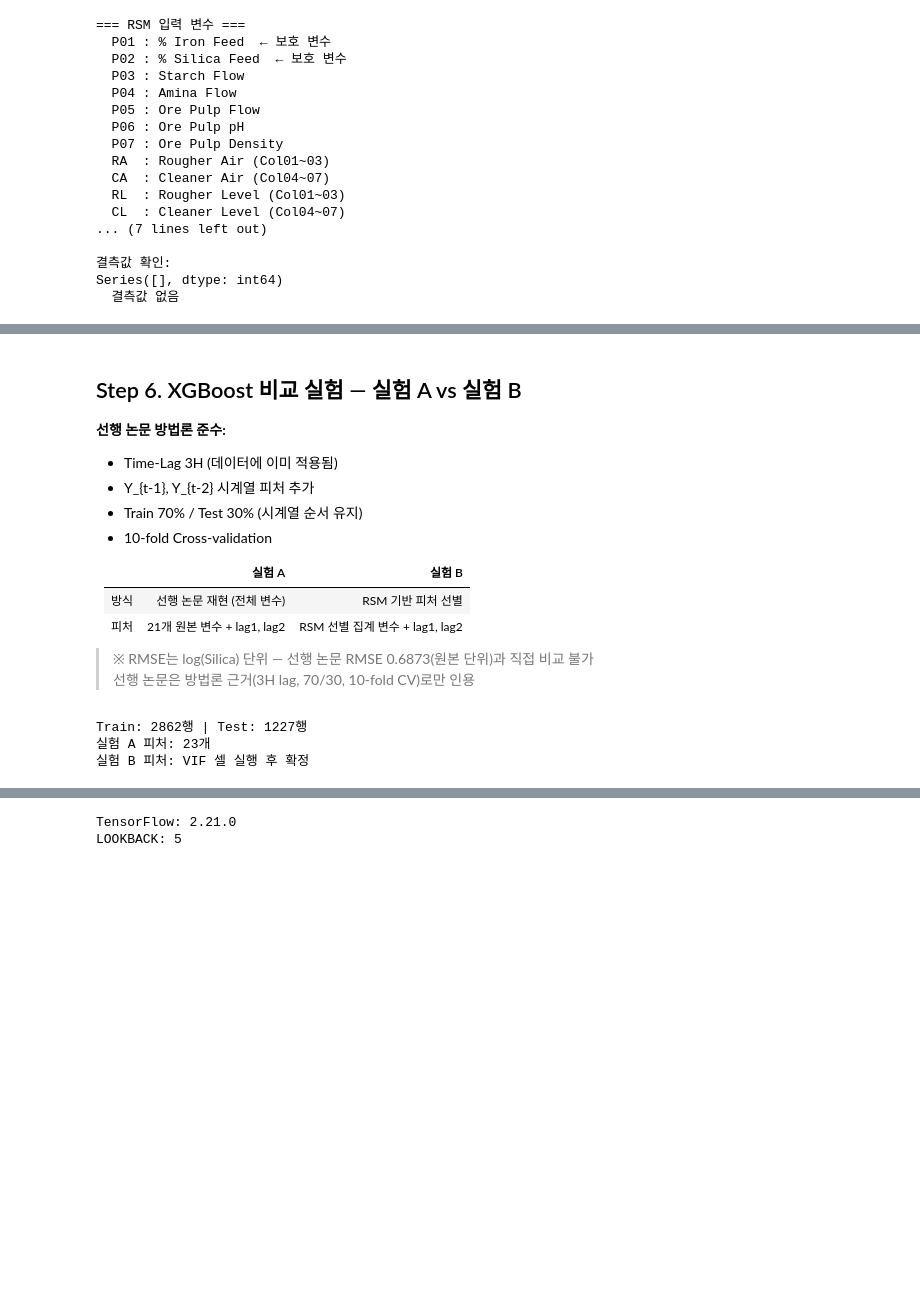
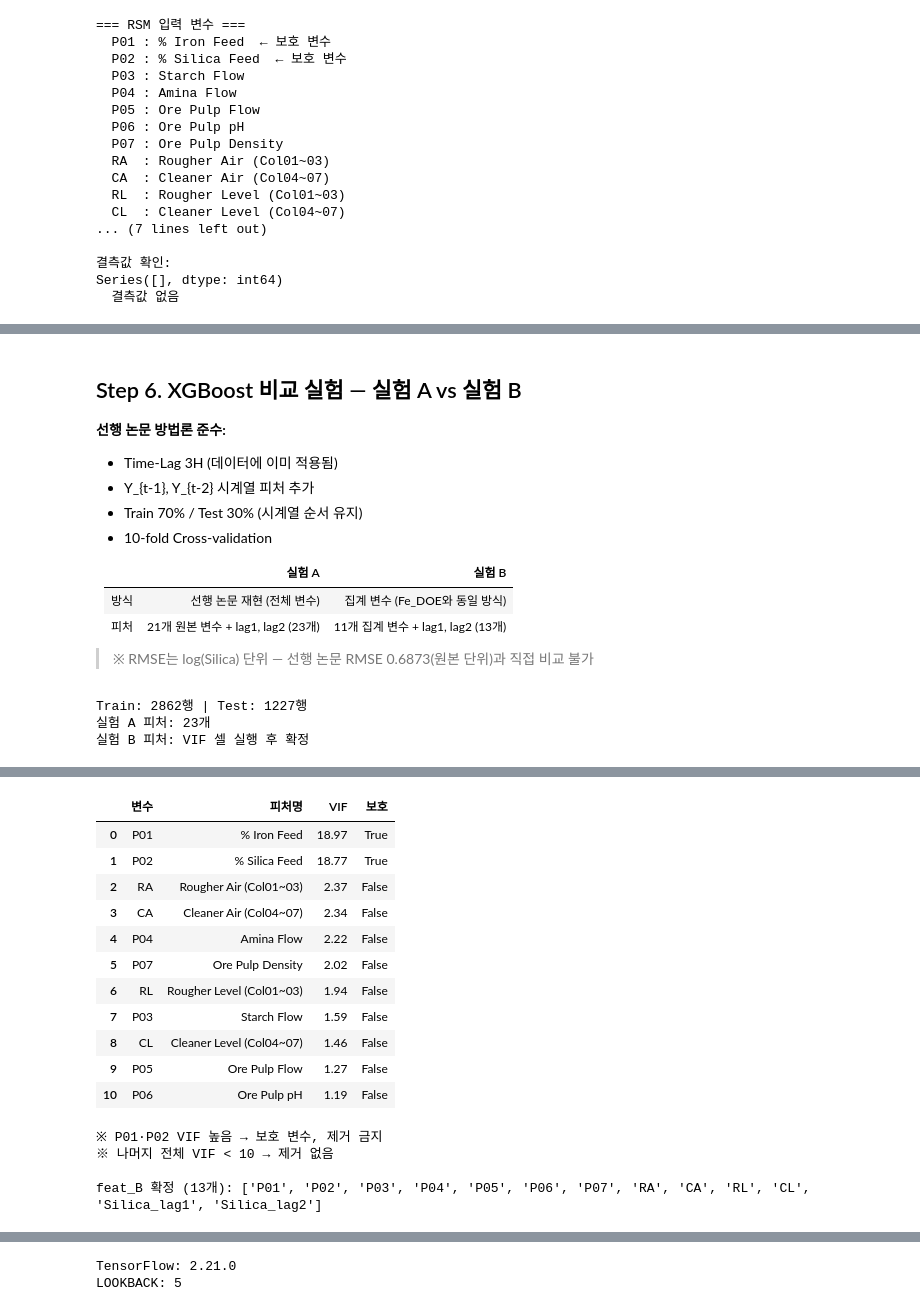
Before and after one commit to HyREX-Comic-Sans/CAPSTONE_Project, a Jupyter notebook: Silica_DOE.ipynb, the cells around one changed output, grey strips where cells are left out. Saved outputs shown, nothing was run; the diff lists cells and outputs as text; code cells hidden in the pictures; blank space fills up the shorter version.

```diff
--- a/Silica_DOE.ipynb
+++ b/Silica_DOE.ipynb
@@ -532,11 +431,10 @@ Backward Elimination 시작...
 
 | | 실험 A | 실험 B |
 |--|--------|--------|
-| 방식 | 선행 논문 재현 (전체 변수) | RSM 기반 피처 선별 |
-| 피처 | 21개 원본 변수 + lag1, lag2 | RSM 선별 집계 변수 + lag1, lag2 |
+| 방식 | 선행 논문 재현 (전체 변수) | 집계 변수 (Fe_DOE와 동일 방식) |
+| 피처 | 21개 원본 변수 + lag1, lag2 (23개) | 11개 집계 변수 + lag1, lag2 (13개) |
 
 > ※ RMSE는 log(Silica) 단위 — 선행 논문 RMSE 0.6873(원본 단위)과 직접 비교 불가
-> 선행 논문은 방법론 근거(3H lag, 70/30, 10-fold CV)로만 인용
 # %%
 import xgboost as xgb
 from sklearn.metrics import mean_squared_error
@@ -575,11 +473,10 @@ import statsmodels.api as sm
 from statsmodels.stats.outliers_influence import variance_inflation_factor
 
 NAME_MAP = {
-    'P01': '% Iron Feed',
-    'P02': '% Silica Feed',
-    'P03': 'Starch Flow',
-    'P04': 'Amina Flow',
-    'P06': 'Ore Pulp pH',
+    'P01': '% Iron Feed',      'P02': '% Silica Feed',
+    'P03': 'Starch Flow',      'P04': 'Amina Flow',
+    'P05': 'Ore Pulp Flow',    'P06': 'Ore Pulp pH',
+    'P07': 'Ore Pulp Density',
     'RA' : 'Rougher Air (Col01~03)',
     'CA' : 'Cleaner Air (Col04~07)',
     'RL' : 'Rougher Level (Col01~03)',
@@ -593,48 +490,24 @@ def calc_vif(df_in):
     return pd.DataFrame({
         '변수'  : cols,
         '피처명': [NAME_MAP.get(c, c) for c in cols],
-        'VIF'   : vifs
+        'VIF'   : vifs,
+        '보호'  : [c in {'P01', 'P02'} for c in cols],
     }).sort_values('VIF', ascending=False).reset_index(drop=True)
 
-# LR(Level 비율) 제외 — XGBoost 성능 비교 결과 제거 시 성능 향상 확인
-# P03(Starch) 강제 포함 — SI 최적화 단계에서 필요
-PROTECTED = {'P01', 'P02', 'P03'}
-remaining  = ['P01', 'P02', 'P03', 'P04', 'P06', 'RA', 'CL', 'CA', 'RL']
-X_vif      = df_rsm.loc[valid_idx, remaining].dropna()
+# Fe_DOE와 동일: 11개 전체 유지
+remaining = ['P01', 'P02', 'P03', 'P04', 'P05', 'P06', 'P07', 'RA', 'CA', 'RL', 'CL']
+X_vif     = df_rsm.loc[valid_idx, remaining].dropna()
 
-print('── 1차 VIF ───────────────────────────────────────────────────')
-print(calc_vif(X_vif[remaining])[['피처명', 'VIF']].to_string(index=False))
+print('── VIF (11개 집계 변수) ──────────────────────────────────────')
+vif_result = calc_vif(X_vif[remaining])
+display(vif_result.round(2))
+print('※ P01·P02 VIF 높음 → 보호 변수, 제거 금지')
+print('※ 나머지 전체 VIF < 10 → 제거 없음')
 
-# ── 순차 제거 — 비보호 변수 중 VIF > 10인 것만 제거 ──────────────────────────
-print('\n── 순차 제거 과정 ────────────────────────────────────────────')
-removed = []
-while True:
-    vif_df     = calc_vif(X_vif[remaining])
-    candidates = vif_df[(vif_df['VIF'] > 10) & (~vif_df['변수'].isin(PROTECTED))]
-    if candidates.empty:
-        print('  ✓ 비보호 변수 중 VIF > 10 없음 — 종료')
-        break
-    target = candidates.iloc[0]['변수']
-    name   = NAME_MAP.get(target, target)
-    print(f'  제거: {name:<35s}  VIF = {candidates.iloc[0]["VIF"]:.2f}')
-    remaining.remove(target)
-    removed.append(target)
-
-print(f'\n최종 유지 변수 ({len(remaining)}개):')
-for v in remaining:
-    print(f'  {NAME_MAP.get(v, v)}')
-if removed:
-    print(f'\n제거된 변수 ({len(removed)}개):')
-    for v in removed:
-        print(f'  {NAME_MAP.get(v, v)}')
-
-print('\n── 최종 VIF ──────────────────────────────────────────────────')
-print(calc_vif(X_vif[remaining])[['피처명', 'VIF']].to_string(index=False))
-
-# feat_B 업데이트
+# feat_B 확정
 feat_B    = remaining + ['Silica_lag1', 'Silica_lag2']
 X_B       = df_rsm.loc[valid_idx, feat_B]
 X_B_train = X_B.iloc[:split]
 X_B_test  = X_B.iloc[split:]
-print(f'\nfeat_B 업데이트 완료 ({len(feat_B)}개): {[NAME_MAP.get(f, f) for f in feat_B]}')
+print(f'\nfeat_B 확정 ({len(feat_B)}개): {feat_B}')
 # %% [output]
@@ -658,3 +515,19 @@ feat_B 업데이트 완료 (11개): ['% Iron Feed', '% Silica Feed', 'Starch Flo
+|  | 변수 | 피처명 | VIF | 보호 |
+| 0 | P01 | % Iron Feed | 18.97 | True |
+| 1 | P02 | % Silica Feed | 18.77 | True |
+| 2 | RA | Rougher Air (Col01~03) | 2.37 | False |
+| 3 | CA | Cleaner Air (Col04~07) | 2.34 | False |
+| 4 | P04 | Amina Flow | 2.22 | False |
+| 5 | P07 | Ore Pulp Density | 2.02 | False |
+| 6 | RL | Rougher Level (Col01~03) | 1.94 | False |
+| 7 | P03 | Starch Flow | 1.59 | False |
+| 8 | CL | Cleaner Level (Col04~07) | 1.46 | False |
+| 9 | P05 | Ore Pulp Flow | 1.27 | False |
+| 10 | P06 | Ore Pulp pH | 1.19 | False |
+※ P01·P02 VIF 높음 → 보호 변수, 제거 금지
+※ 나머지 전체 VIF < 10 → 제거 없음
+
+feat_B 확정 (13개): ['P01', 'P02', 'P03', 'P04', 'P05', 'P06', 'P07', 'RA', 'CA', 'RL', 'CL', 'Silica_lag1', 'Silica_lag2']
 # %%
 # ── XGBoost 실험 함수 ──────────────────────────────────────────────────────────
 XGB_PARAMS = dict(
```
Also changed, not shown: parts of 11 cells of this notebook, 13 other files.
